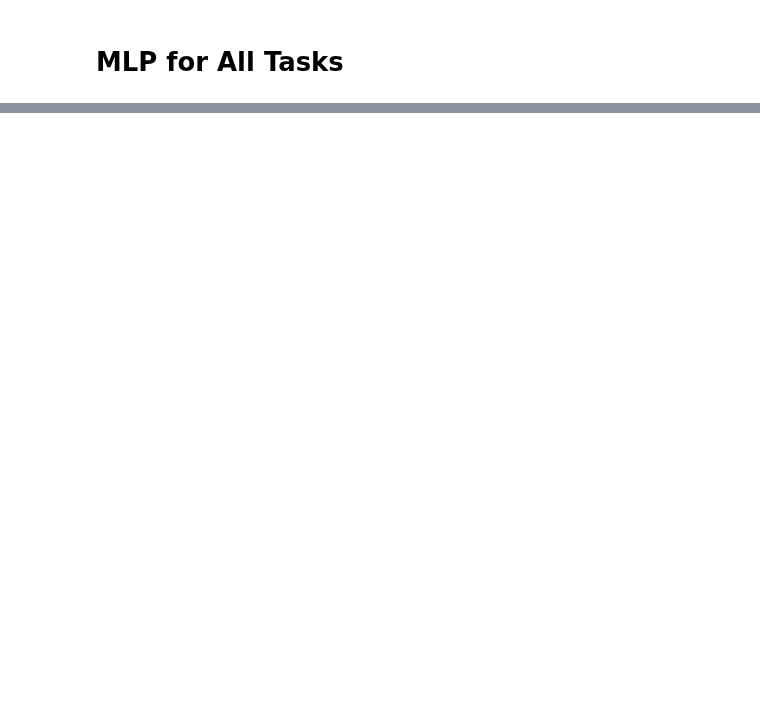
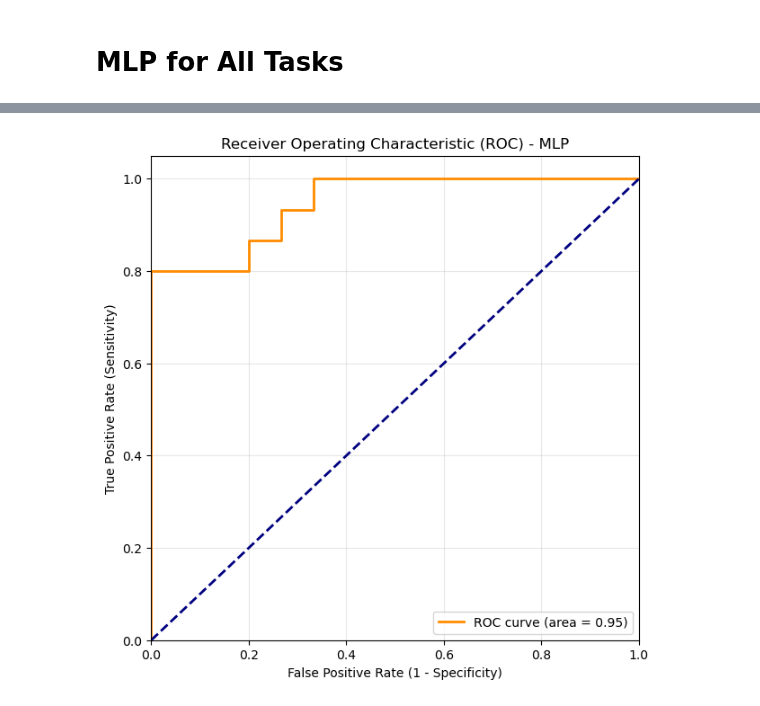
Before and after one commit to JJChong777/brain-math, a Jupyter notebook: MLP.ipynb, the cells around one changed output, grey strips where cells are left out. Drawn from its saved outputs; the diff is of its cells as text; code cells hidden in the pictures; blank space fills up the shorter version.

```diff
--- a/MLP.ipynb
+++ b/MLP.ipynb
@@ -49,0 +116,28 @@ groups = np.load(groups_path)
+# %%
+from sklearn.metrics import roc_curve, auc
+import matplotlib.pyplot as plt
+def plt_roc_curve(all_test_labels, all_test_probs):
+    # 1. Convert lists to numpy arrays first
+    labels_array = np.array(all_test_labels)
+    probs_array = np.array(all_test_probs)
+
+    # 2. Flatten them to ensure they are 1D (removes that extra dimension)
+    labels_flat = labels_array.flatten()
+    probs_flat = probs_array.flatten()
+
+    # After the loop finishes:
+    fpr, tpr, thresholds = roc_curve(labels_flat, probs_flat)
+    roc_auc = auc(fpr, tpr)
+
+    # Plotting
+    plt.figure(figsize=(7, 7))
+    plt.plot(fpr, tpr, color='darkorange', lw=2, label=f'ROC curve (area = {roc_auc:.2f})')
+    plt.plot([0, 1], [0, 1], color='navy', lw=2, linestyle='--') # Random guess line
+    plt.xlim([0.0, 1.0])
+    plt.ylim([0.0, 1.05])
+    plt.xlabel('False Positive Rate (1 - Specificity)')
+    plt.ylabel('True Positive Rate (Sensitivity)')
+    plt.title('Receiver Operating Characteristic (ROC) - MLP')
+    plt.legend(loc="lower right")
+    plt.grid(alpha=0.3)
+    plt.show()
@@ -787,0 +216,3 @@ Rank 10: Score 0.3632 | 7Networks_LH_SalVentAttn_Med_4 <-> 7Networks_RH_Default_
+# %%
+X_avg, y_avg = get_all_data()
+all_test_labels, all_test_probs, all_test_preds, feature_weights, selected_indices = train_mlp_model(X_avg, y_avg)
@@ -787,0 +228,4 @@ Rank 10: Score 0.3632 | 7Networks_LH_SalVentAttn_Med_4 <-> 7Networks_RH_Default_
+# %%
+plt_roc_curve(all_test_labels, all_test_probs)
+# %% [output]
+[figure, added]
```
Also changed, not shown: parts of 49 cells of this notebook, 2 other files.
